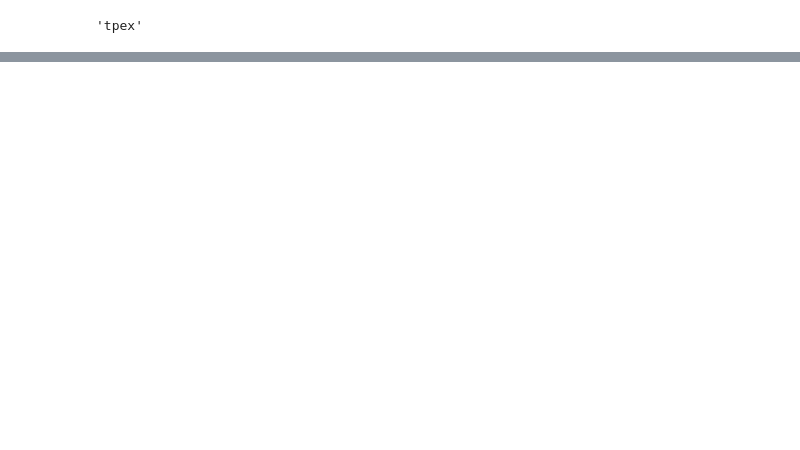
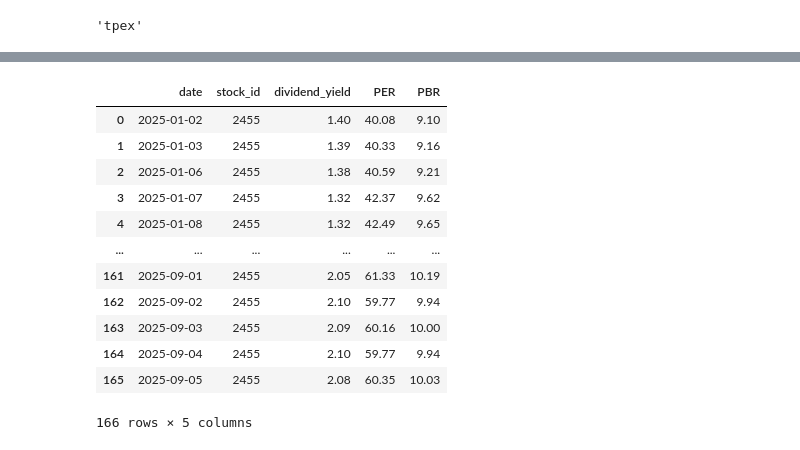
Before and after one commit to gostcok/WarningList, a Jupyter notebook: test.ipynb, the cells around one changed output, grey strips where cells are left out. Cells and saved outputs as stored; diff of their text form; code cells hidden in the pictures; blank space fills up the shorter version.

```diff
--- a/test.ipynb
+++ b/test.ipynb
@@ -130,3 +130,29 @@ conn.close()
 source
 # %% [output]
 'tpex'
+# %%
+from FinMind.data import DataLoader
+import sqlite3
+from datetime import datetime
+import pandas as pd
+# 初始化
+api = DataLoader()
+df = api.taiwan_stock_market_value(
+    stock_id='2330',
+    start_date='2023-01-01',
+    end_date='2024-01-01'
+)
+
+# 抓取技術面資料（含 PER, PBR）
+df_PER = api.taiwan_stock_per_pbr(
+    stock_id='2455',
+    start_date='2025-01-02',
+    end_date='2025-09-05',
+)
+
+# 抓取融資融券資料（融資/融券餘額、買賣等）
+df_margin = api.taiwan_stock_margin_purchase_short_sale(
+    stock_id='2330',
+    start_date='2025-09-04',
+    end_date='2025-09-04'
+)
@@ -132,0 +163,17 @@ source
+# %%
+df_PER
+# df_margin
+# %% [output]
+|  | date | stock_id | dividend_yield | PER | PBR |
+| 0 | 2025-01-02 | 2455 | 1.40 | 40.08 | 9.10 |
+| 1 | 2025-01-03 | 2455 | 1.39 | 40.33 | 9.16 |
+| 2 | 2025-01-06 | 2455 | 1.38 | 40.59 | 9.21 |
+| 3 | 2025-01-07 | 2455 | 1.32 | 42.37 | 9.62 |
+| 4 | 2025-01-08 | 2455 | 1.32 | 42.49 | 9.65 |
+| ... | ... | ... | ... | ... | ... |
+| 161 | 2025-09-01 | 2455 | 2.05 | 61.33 | 10.19 |
+| 162 | 2025-09-02 | 2455 | 2.10 | 59.77 | 9.94 |
+| 163 | 2025-09-03 | 2455 | 2.09 | 60.16 | 10.00 |
+| 164 | 2025-09-04 | 2455 | 2.10 | 59.77 | 9.94 |
+| 165 | 2025-09-05 | 2455 | 2.08 | 60.35 | 10.03 |
+166 rows × 5 columns
```
Also changed, not shown: parts of 1 cell of this notebook, 15 other files.
